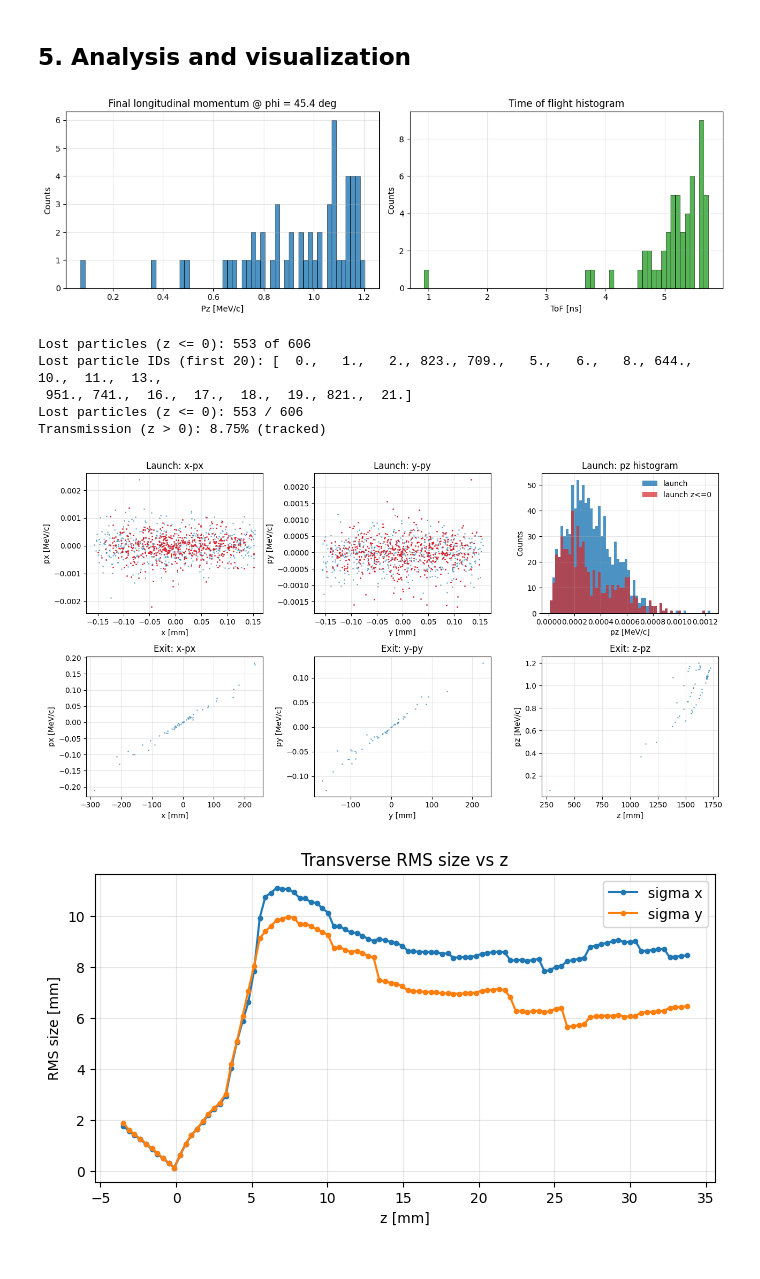
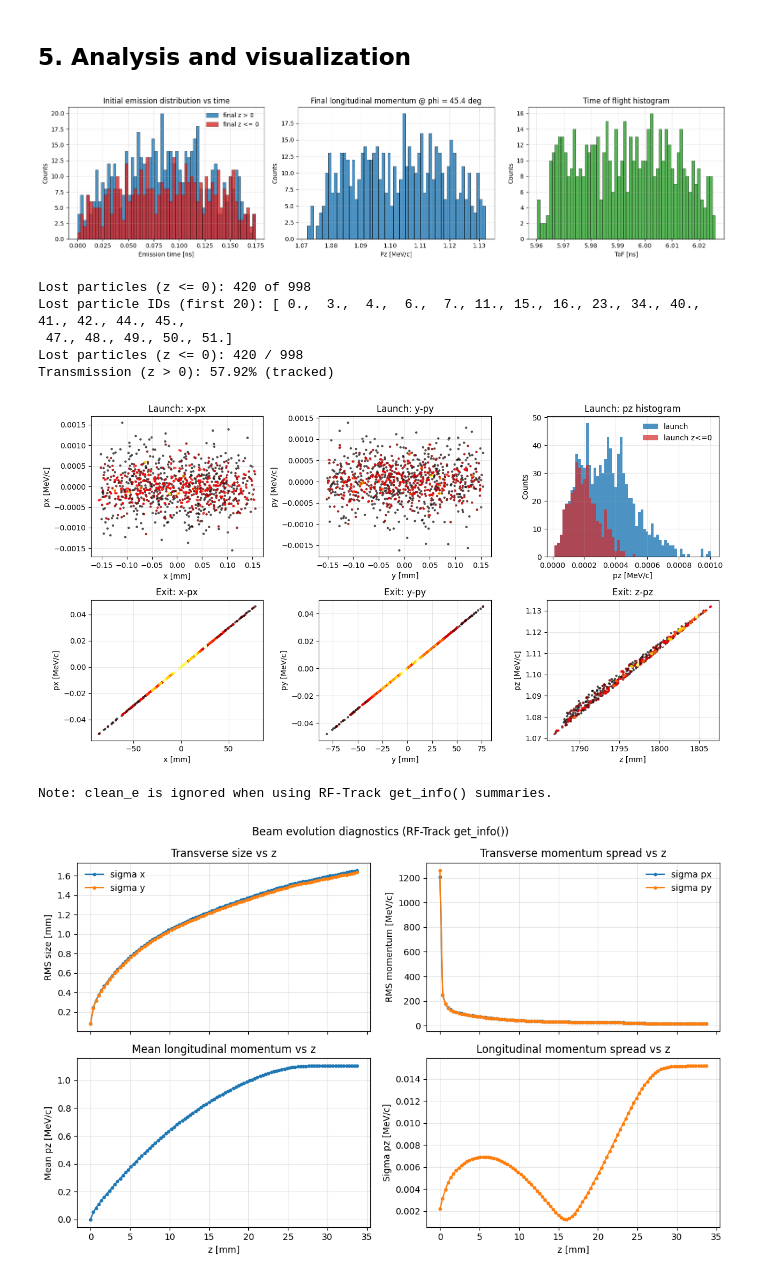
Before and after one commit to Ioniels/RF-TRACK_UH_ThermionicRFgun, a Jupyter notebook: UH_gun_tracking_demo.ipynb, the cells around one changed output. Drawn from its saved outputs; the diff is of its cells as text; code cells hidden in the pictures.

Commit message:
correct field map origin and new phase space plots

```diff
--- a/UH_gun_tracking_demo.ipynb
+++ b/UH_gun_tracking_demo.ipynb
@@ -55,7 +55,7 @@ DR_UM = 4.0        # radial resolution [um]
 NR = int(R_MAX_M * 1e6 / DR_UM) + 1
 DZ_UM = 3.25*DR_UM       # scaling aspect ratio
 EXT_ZMAX = 0.0075  # extra window Ez field extent on the output side
-EXT_ZMIN = -0.0035  # extra window: to avoid kernel crashes during the tracking of particles near the field grid ends
+EXT_ZMIN = -0.000  # extra window used to avoid kernel crash, but now found that optimal at 0.0, strongly influences capture eff (previous value: -0.0035)
 
 Z_MAX = LAMBDA_M / 4 + EXT_ZMAX       # cavity length [m]
 Z_MIN = EXT_ZMIN
@@ -95,7 +95,7 @@ RA_UM = 1.0  # arith. mean roughness height [um]
 RE_UM = 10.0  # correlation length [um]
 
 # Emission law: 'RD_schottky' or 'unified'
-EMISSION_LAW = "unified"
+EMISSION_LAW = "RD_schottky"
 
 # Thermionic model knobs (hardcoded on purpose: make them obvious)
 T_CATHODE_K = 1700.0            # cathode temperature [K]
@@ -636,6 +624,7 @@ Bout = result.Bout
 thermo_info = result.thermo_info
 M_snaps = result.M_snaps
 z_snaps = result.z_snaps
+I_snaps = getattr(result, "I_snaps", None)
 
 M0 = np.array(B0.get_phase_space(PHASE_FMT, "all"), copy=True)
 if M0.size:
@@ -694,25 +683,36 @@ Roughness: Ra=1.000 um | Re=10.000 um | sigma_theta=8.886e-01 rad
 # %%
 # -------------------- Diagnostics: spectra + phase space + evolution --------------------
 
 CLEAN_E = True      # remove output particles with z <= 0 from stats/curves
 SHOW_ZLE0 = True    # overlay z <= 0 particles in red on plots
 
-rg.plot_spectra(Bout, TRANSPORT_PHASE_DEG, clean_e=CLEAN_E, phase_fmt=PHASE_FMT)
+rg.plot_spectra(
+    Bout,
+    TRANSPORT_PHASE_DEG,
+    B0=B0,
+    thermo_info=thermo_info,
+    clean_e=CLEAN_E,
+    show_zle0=SHOW_ZLE0,
+    phase_fmt=PHASE_FMT,
+)
 rg.plot_phase_space(
     B0,
     Bout,
     TRANSPORT_PHASE_DEG,
     clean_e=CLEAN_E,
     show_zle0=SHOW_ZLE0,
     phase_fmt=PHASE_FMT,
  )
-rg.plot_evolution(M_snaps, z_snaps, clean_e=CLEAN_E)
+rg.plot_evolution(M_snaps, z_snaps, info_snaps=I_snaps, clean_e=CLEAN_E)
+rg.plot_twiss_evolution(M_snaps, z_snaps, info_snaps=I_snaps, clean_e=CLEAN_E)
+rg.plot_transmission_evolution(z_snaps, I_snaps)
 # %% [output]
-[figure, old version]
+[figure, new version]
-Lost particles (z <= 0): 553 of 606
-Lost particle IDs (first 20): [  0.,   1.,   2., 823., 709.,   5.,   6.,   8., 644.,  10.,  11.,  13.,
- 951., 741.,  16.,  17.,  18.,  19., 821.,  21.]
-Lost particles (z <= 0): 553 / 606
-Transmission (z > 0): 8.75% (tracked)
+Lost particles (z <= 0): 420 of 998
+Lost particle IDs (first 20): [ 0.,  3.,  4.,  6.,  7., 11., 15., 16., 23., 34., 40., 41., 42., 44., 45.,
+ 47., 48., 49., 50., 51.]
+Lost particles (z <= 0): 420 / 998
+Transmission (z > 0): 57.92% (tracked)
-[figure, old version]
+[figure, new version]
+Note: clean_e is ignored when using RF-Track get_info() summaries.
-[figure, old version]
+[figure, new version]
```
Also changed, not shown: parts of 9 cells of this notebook, 4 other files.
